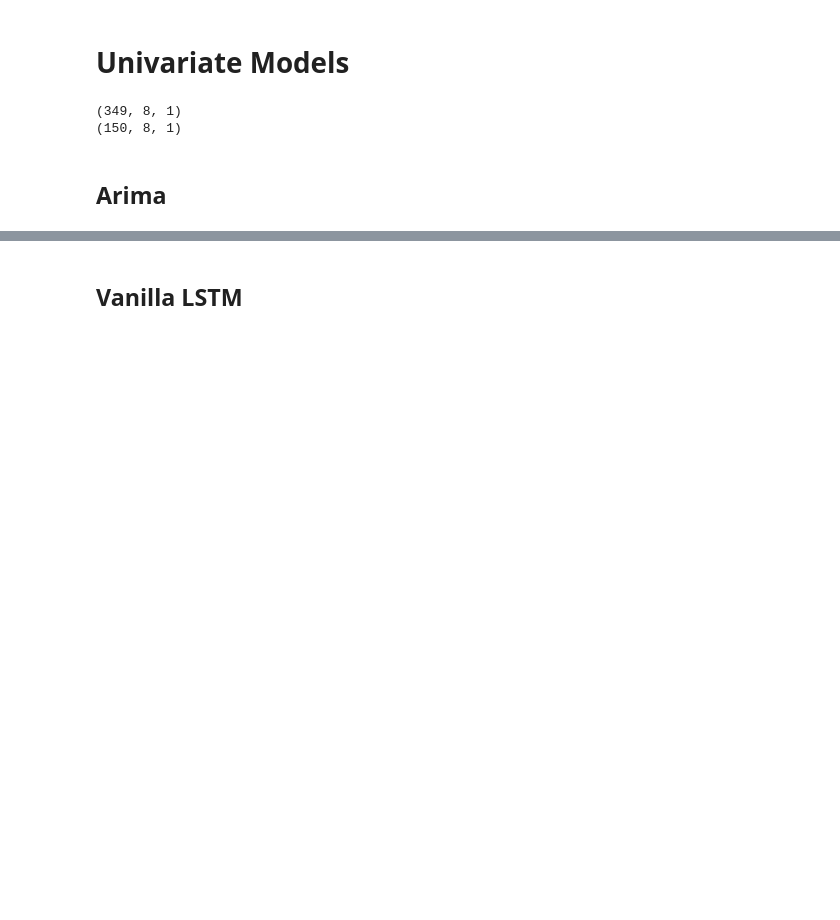
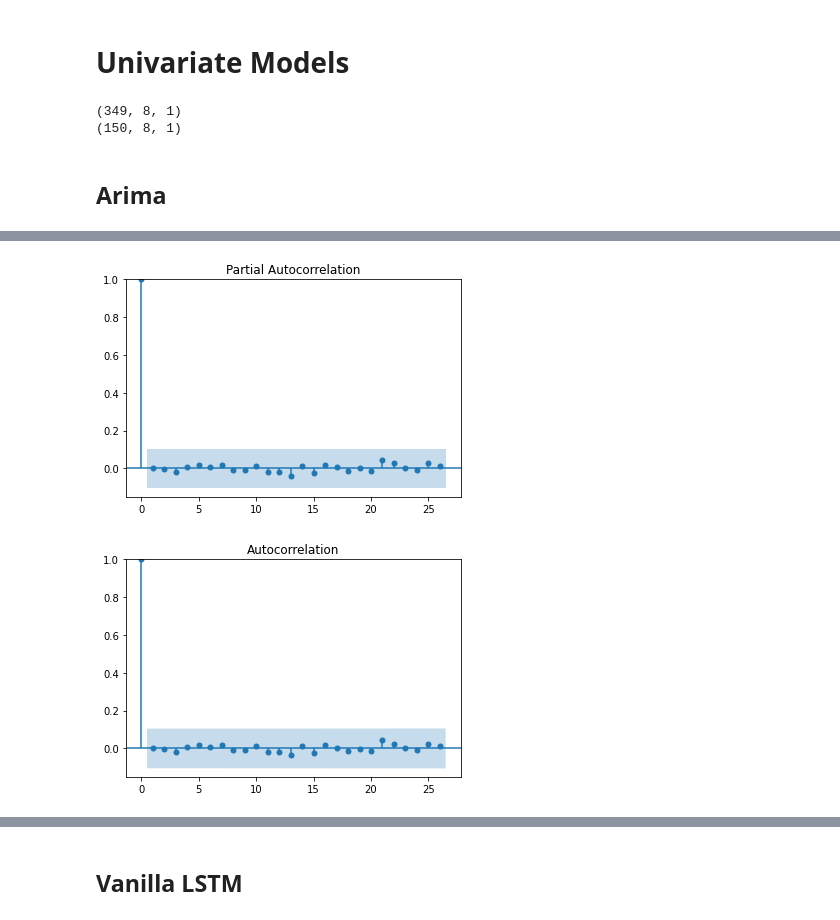
Before and after one commit to MarioCSilva/ProductPricesPrediction, a Jupyter notebook: read_files.ipynb, the cells around one changed output, grey strips where cells are left out. Drawn from its saved outputs; the diff is of its cells as text; code cells hidden in the pictures; blank space fills up the shorter version.

```diff
--- a/read_files.ipynb
+++ b/read_files.ipynb
@@ -354,9 +354,12 @@ def optimize_ARIMA(order_list, exog):
     results = []
 
     for order in order_list:
-        model = SARIMAX(exog, order=order).fit(disp=-1)
+        try:
+            model = SARIMAX(exog, order=order).fit(disp=-1)
+        except:
+            print(f"{order} is not possible")
+            continue
 
-        aic = model.aic
         results.append([order, model.aic])
 
     result_df = pd.DataFrame(results)
@@ -383,7 +386,7 @@ for each in parameters_list:
     each = tuple(each)
     order_list.append(each)
 
-result_df = optimize_ARIMA(order_list, exog=df_wide[company])
+result_df = optimize_ARIMA(order_list, exog=df_wide[company][:train_size])
 
 result_df
 # %% [output]
@@ -407,0 +432,9 @@ ValueError: Length mismatch: Expected axis has 0 elements, new values have 2 ele
+# %%
+plot_pacf(best_model.resid)
+plt.ylim(-0.15)
+plot_acf(best_model.resid)
+plt.ylim(-0.15)
+plt.show()
+# %% [output]
+[figure, added]
+[figure, added]
```
Also changed, not shown: parts of 26 cells of this notebook.
